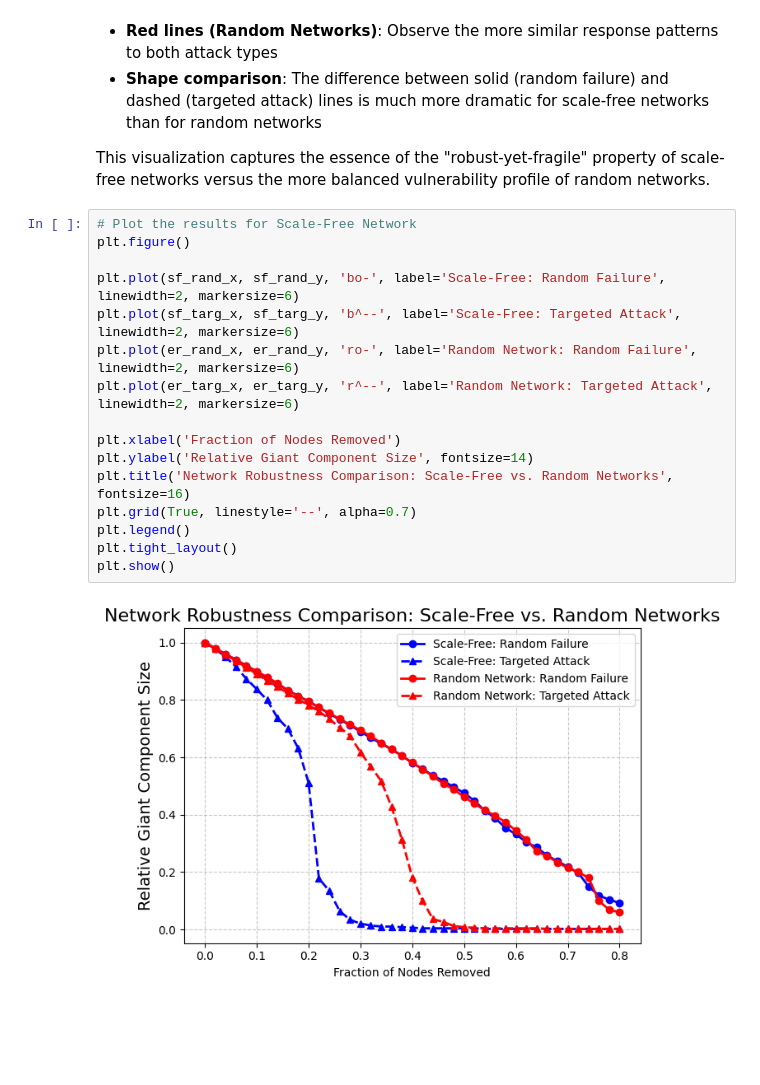
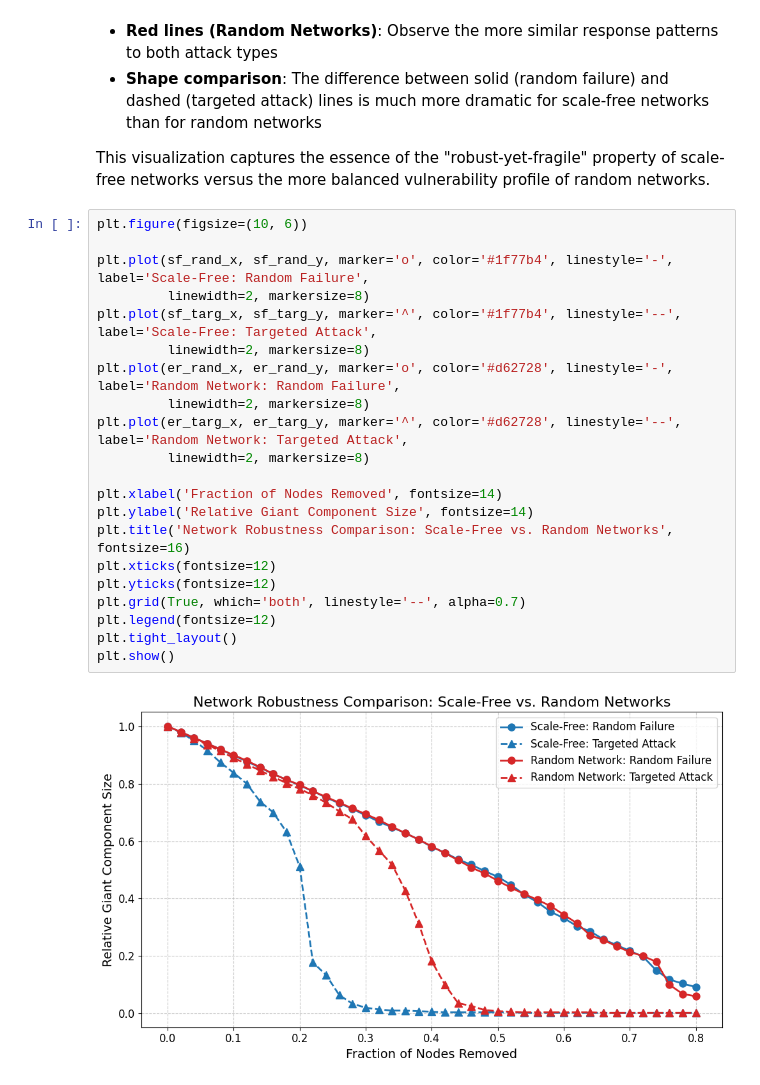
Before and after one commit to rschifan/avrc-2425, a Jupyter notebook: netsci/tutorials/src/4_robustness.ipynb, the cells around one changed output. Cells and saved outputs as stored; diff of their text form; blank space fills up the shorter version.

```diff
--- a/netsci/tutorials/src/4_robustness.ipynb
+++ b/netsci/tutorials/src/4_robustness.ipynb
@@ -313,21 +313,26 @@ The plot below provides a side-by-side comparison of how scale-free and random n
 
 This visualization captures the essence of the "robust-yet-fragile" property of scale-free networks versus the more balanced vulnerability profile of random networks.
 # %%
-# Plot the results for Scale-Free Network
-plt.figure()
+plt.figure(figsize=(10, 6))
 
-plt.plot(sf_rand_x, sf_rand_y, 'bo-', label='Scale-Free: Random Failure', linewidth=2, markersize=6)
-plt.plot(sf_targ_x, sf_targ_y, 'b^--', label='Scale-Free: Targeted Attack', linewidth=2, markersize=6)
-plt.plot(er_rand_x, er_rand_y, 'ro-', label='Random Network: Random Failure', linewidth=2, markersize=6)
-plt.plot(er_targ_x, er_targ_y, 'r^--', label='Random Network: Targeted Attack', linewidth=2, markersize=6)
+plt.plot(sf_rand_x, sf_rand_y, marker='o', color='#1f77b4', linestyle='-', label='Scale-Free: Random Failure',
+         linewidth=2, markersize=8)
+plt.plot(sf_targ_x, sf_targ_y, marker='^', color='#1f77b4', linestyle='--', label='Scale-Free: Targeted Attack',
+         linewidth=2, markersize=8)
+plt.plot(er_rand_x, er_rand_y, marker='o', color='#d62728', linestyle='-', label='Random Network: Random Failure',
+         linewidth=2, markersize=8)
+plt.plot(er_targ_x, er_targ_y, marker='^', color='#d62728', linestyle='--', label='Random Network: Targeted Attack',
+         linewidth=2, markersize=8)
 
-plt.xlabel('Fraction of Nodes Removed')
+plt.xlabel('Fraction of Nodes Removed', fontsize=14)
 plt.ylabel('Relative Giant Component Size', fontsize=14)
 plt.title('Network Robustness Comparison: Scale-Free vs. Random Networks', fontsize=16)
-plt.grid(True, linestyle='--', alpha=0.7)
-plt.legend()
+plt.xticks(fontsize=12)
+plt.yticks(fontsize=12)
+plt.grid(True, which='both', linestyle='--', alpha=0.7)
+plt.legend(fontsize=12)
 plt.tight_layout()
 plt.show()
 # %% [output]
-[figure, old version]
+[figure, new version]
 # %% [markdown]
```
Also changed, not shown: parts of 2 cells of this notebook, 4 other files.
